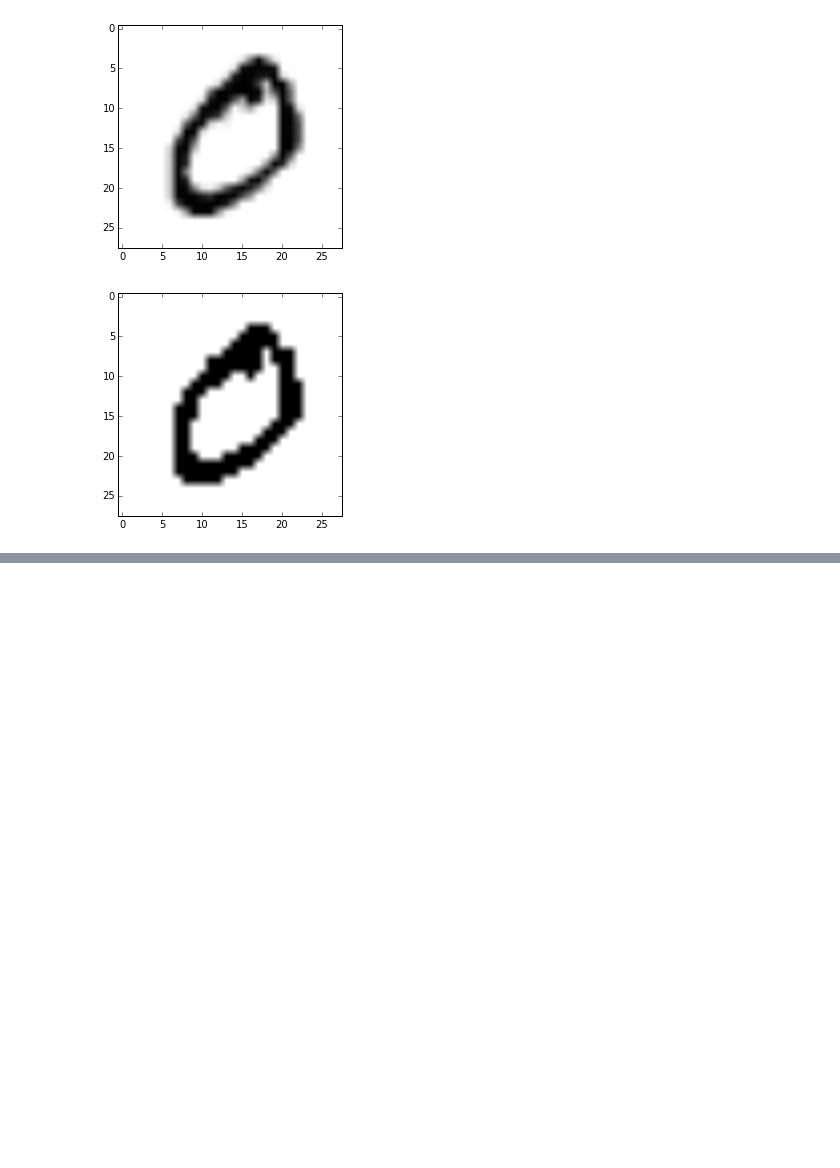
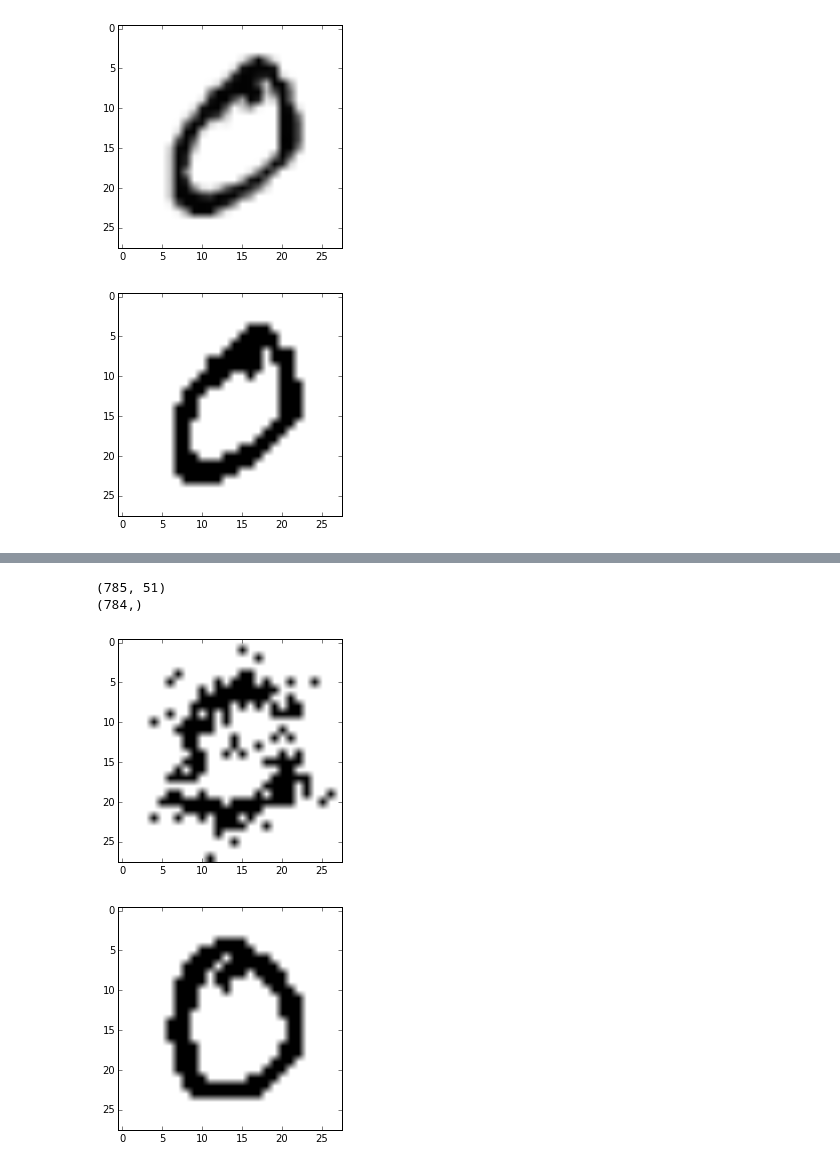
Before and after one commit to huihuifan/RBM-CS51, a Jupyter notebook: RBM_MNIST.ipynb, the cells around one changed output, grey strips where cells are left out. Saved outputs shown, nothing was run; the diff lists cells and outputs as text; code cells hidden in the pictures; blank space fills up the shorter version.

Commit message:
Andre DBN done

```diff
--- a/RBM_MNIST.ipynb
+++ b/RBM_MNIST.ipynb
@@ -92,0 +151,10 @@ class RBM(object):
+# %%
+'''
+Andre's DBN tests
+'''
+visible_units = data_array.shape[1]
+num_epochs = 100
+learning_rate = 0.4
+
+dbn_learner = DBN(data_array, [visible_units,50,50,10], num_epochs, learning_rate)
+dbn_learner._build()
@@ -93 +179,19 @@ class RBM(object):
+# %%
+print(dbn_learner.RBM_layer[0].weights.shape)
+print(data_array[11].shape)
+# %% [output]
+(785, 51)
+(784,)
+# %%
+h = dbn_learner._dbn_sample_h_given_v(data_array[11])
+v = dbn_learner._dbn_sample_v_given_h(h)
+
+plt.imshow(v.reshape(28,28), cmap = 'Greys')
+plt.show()
+
+plt.imshow(data_array[11].reshape(28,28), cmap = 'Greys')
+plt.show()
+# %% [output]
+[figure, added]
+[figure, added]
 # %%
```
Also changed, not shown: parts of 6 cells of this notebook.
